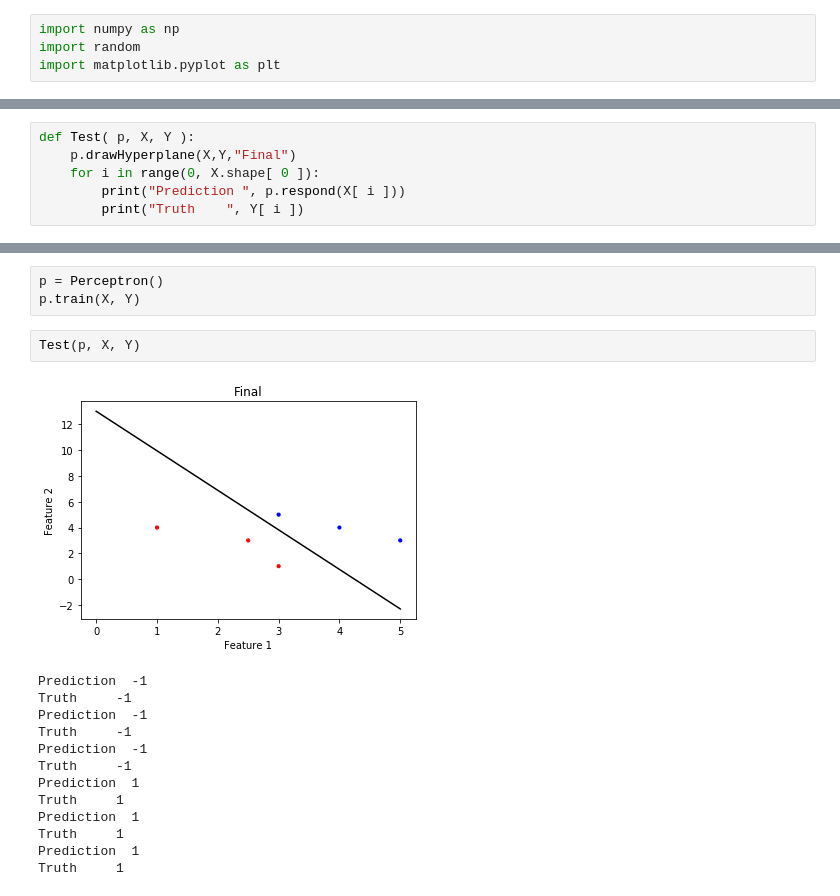
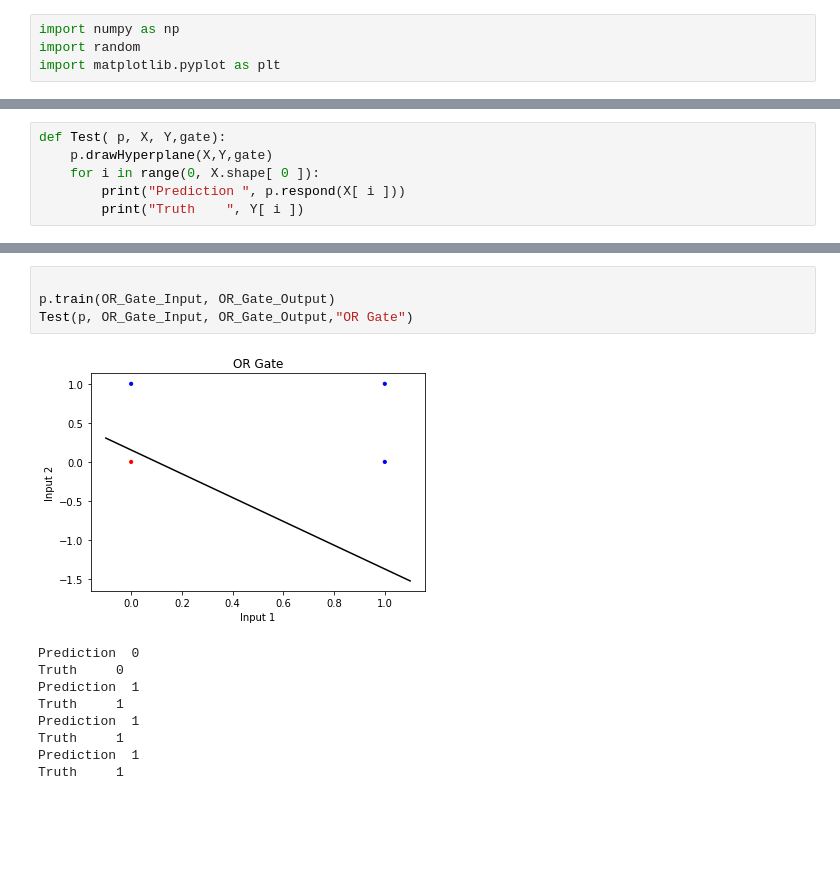
Before and after one commit to Demirrr/Demirrr.github.io, a Jupyter notebook: posts/ML/posts/Perceptron/Perceptron_from_scratch.ipynb, the cells around one changed output, grey strips where cells are left out. Cells and saved outputs as stored; diff of their text form; blank space fills up the shorter version.

```diff
--- a/posts/ML/posts/Perceptron/Perceptron_from_scratch.ipynb
+++ b/posts/ML/posts/Perceptron/Perceptron_from_scratch.ipynb
@@ -105,8 +165,8 @@ def displayDatapoints( X, Y ):
     plt.axis('tight')
     plt.show()
 # %%
-def Test( p, X, Y ):
-    p.drawHyperplane(X,Y,"Final")
+def Test( p, X, Y,gate):
+    p.drawHyperplane(X,Y,gate)
     for i in range(0, X.shape[ 0 ]):
         print("Prediction ", p.respond(X[ i ]))
         print("Truth    ", Y[ i ])
@@ -123,19 +182,14 @@ displayDatapoints(X, Y)
-# %%
-p = Perceptron()
-p.train(X, Y)
-# %%
-Test(p, X, Y)
-# %% [output]
-[figure, removed]
-Prediction  -1
-Truth     -1
-Prediction  -1
-Truth     -1
-Prediction  -1
-Truth     -1
-Prediction  1
-Truth     1
-Prediction  1
-Truth     1
-Prediction  1
-Truth     1
+# %%
+
+p.train(OR_Gate_Input, OR_Gate_Output)
+Test(p, OR_Gate_Input, OR_Gate_Output,"OR Gate")
+# %% [output]
+[figure, added]
+Prediction  0
+Truth     0
+Prediction  1
+Truth     1
+Prediction  1
+Truth     1
+Prediction  1
+Truth     1
```
Also changed, not shown: parts of 17 cells of this notebook, 1 other file.
